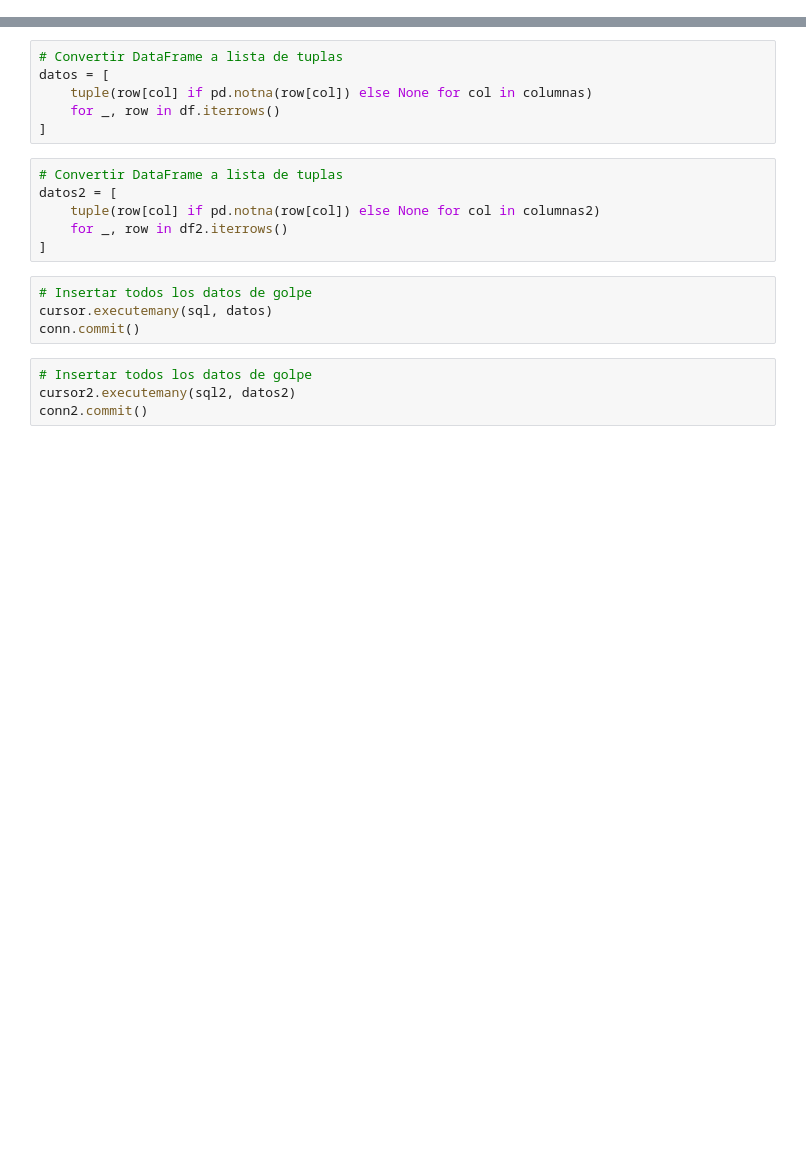
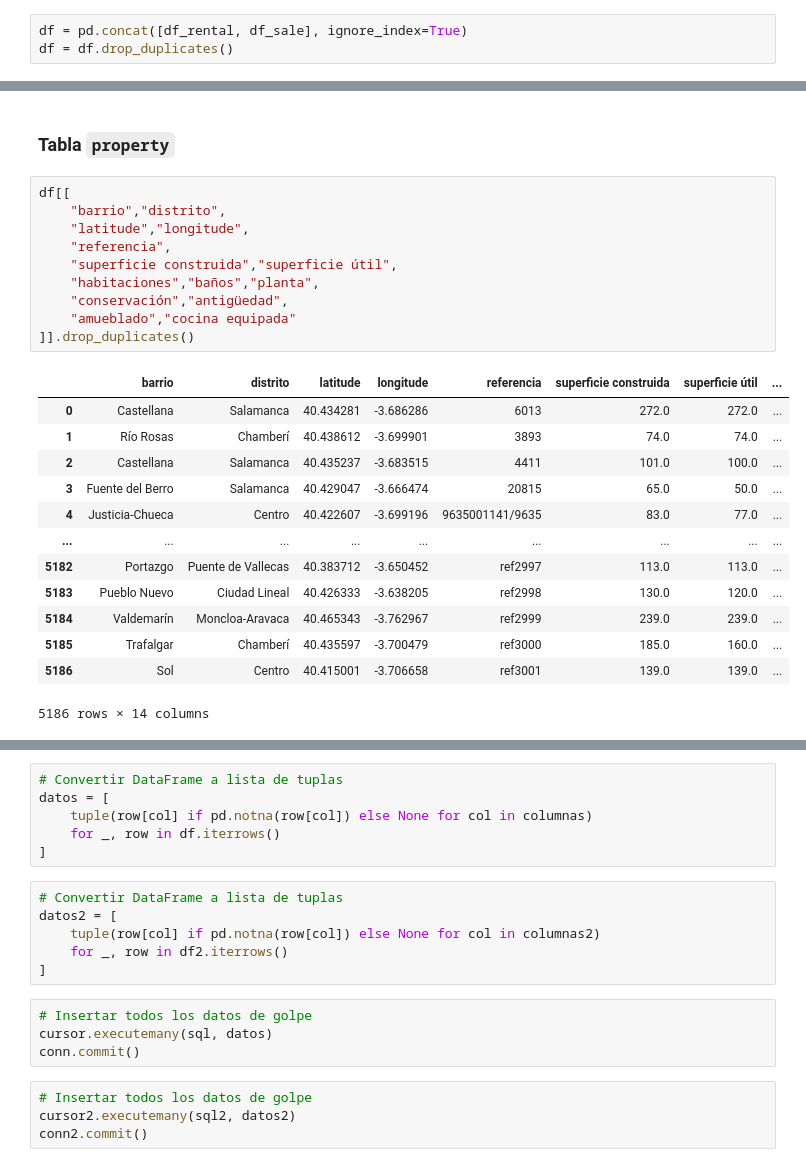
Before and after one commit to HFrutos/streamlit-house-price-prediction, a Jupyter notebook: sql/load.ipynb, the cells around one changed output, grey strips where cells are left out. Cells and saved outputs as stored; diff of their text form; blank space fills up the shorter version.

```diff
--- a/sql/load.ipynb
+++ b/sql/load.ipynb
@@ -55,0 +392,3 @@ cursor2 = conn2.cursor()
+# %%
+df = pd.concat([df_rental, df_sale], ignore_index=True)
+df = df.drop_duplicates()
@@ -55,0 +697,26 @@ cursor2 = conn2.cursor()
+# %% [markdown]
+### Tabla ``property``
+# %%
+df[[
+    "barrio","distrito",
+    "latitude","longitude",
+    "referencia",
+    "superficie construida","superficie útil",
+    "habitaciones","baños","planta",
+    "conservación","antigüedad",
+    "amueblado","cocina equipada"
+]].drop_duplicates()
+# %% [output]
+|  | barrio | distrito | latitude | longitude | referencia | superficie construida | superficie útil | ... |
+| 0 | Castellana | Salamanca | 40.434281 | -3.686286 | 6013 | 272.0 | 272.0 | ... |
+| 1 | Río Rosas | Chamberí | 40.438612 | -3.699901 | 3893 | 74.0 | 74.0 | ... |
+| 2 | Castellana | Salamanca | 40.435237 | -3.683515 | 4411 | 101.0 | 100.0 | ... |
+| 3 | Fuente del Berro | Salamanca | 40.429047 | -3.666474 | 20815 | 65.0 | 50.0 | ... |
+| 4 | Justicia-Chueca | Centro | 40.422607 | -3.699196 | 9635001141/9635 | 83.0 | 77.0 | ... |
+| ... | ... | ... | ... | ... | ... | ... | ... | ... |
+| 5182 | Portazgo | Puente de Vallecas | 40.383712 | -3.650452 | ref2997 | 113.0 | 113.0 | ... |
+| 5183 | Pueblo Nuevo | Ciudad Lineal | 40.426333 | -3.638205 | ref2998 | 130.0 | 120.0 | ... |
+| 5184 | Valdemarín | Moncloa-Aravaca | 40.465343 | -3.762967 | ref2999 | 239.0 | 239.0 | ... |
+| 5185 | Trafalgar | Chamberí | 40.435597 | -3.700479 | ref3000 | 185.0 | 160.0 | ... |
+| 5186 | Sol | Centro | 40.415001 | -3.706658 | ref3001 | 139.0 | 139.0 | ... |
+5186 rows × 14 columns
```
Also changed, not shown: parts of 141 cells of this notebook, 2 other files.
